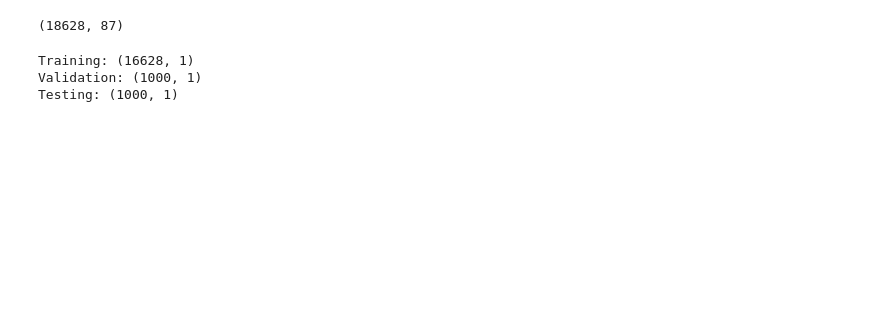
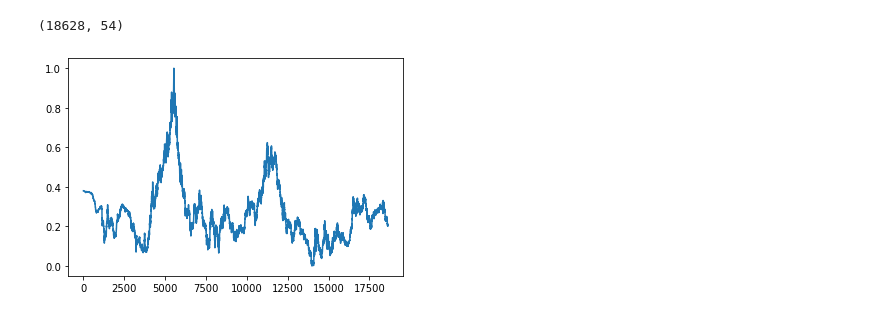
Before and after one commit to kevinddchen/ECE247, a Jupyter notebook: Kevin-RNN-Test.ipynb, the cells around one changed output. Drawn from its saved outputs; the diff is of its cells as text; code cells hidden in the pictures; blank space fills up the shorter version.

```diff
--- a/Kevin-RNN-Test.ipynb
+++ b/Kevin-RNN-Test.ipynb
@@ -7,22 +12,23 @@ import matplotlib.pyplot as plt
 import os
 os.environ['KMP_DUPLICATE_LIB_OK']='True'
 # %%
-## get data
+## get data, just Close values
 import readcsv
-data = readcsv.get_data().astype(np.float32)
+data = readcsv.get_data(cols=['Close']).astype(np.float32)
 print(data.shape)
 # %% [output]
-(18628, 87)
+(18628, 54)
-# %%
-## split into training, validation, and testing sets
-data_train = data[:-2000, 2:3]
-data_val = data[-2000:-1000, 2:3]
-data_test = data[-1000:, 2:3]
-print("Training:", data_train.shape)
-print("Validation:", data_val.shape)
-print("Testing:", data_test.shape)
-# %% [output]
-Training: (16628, 1)
-Validation: (1000, 1)
-Testing: (1000, 1)
+# %%
+## ===== Preprocessing ==============================
+## scale all data into interval [0, 1]
+import sklearn.preprocessing
+scaler = sklearn.preprocessing.MinMaxScaler()
+scaler.fit(data)
+data = scaler.transform(data)
+# %%
+## visualize data
+plt.plot(data[:,0])
+plt.show()
+# %% [output]
+[figure, added]
 # %%
```
Also changed, not shown: parts of 27 cells of this notebook, 2 other files.
